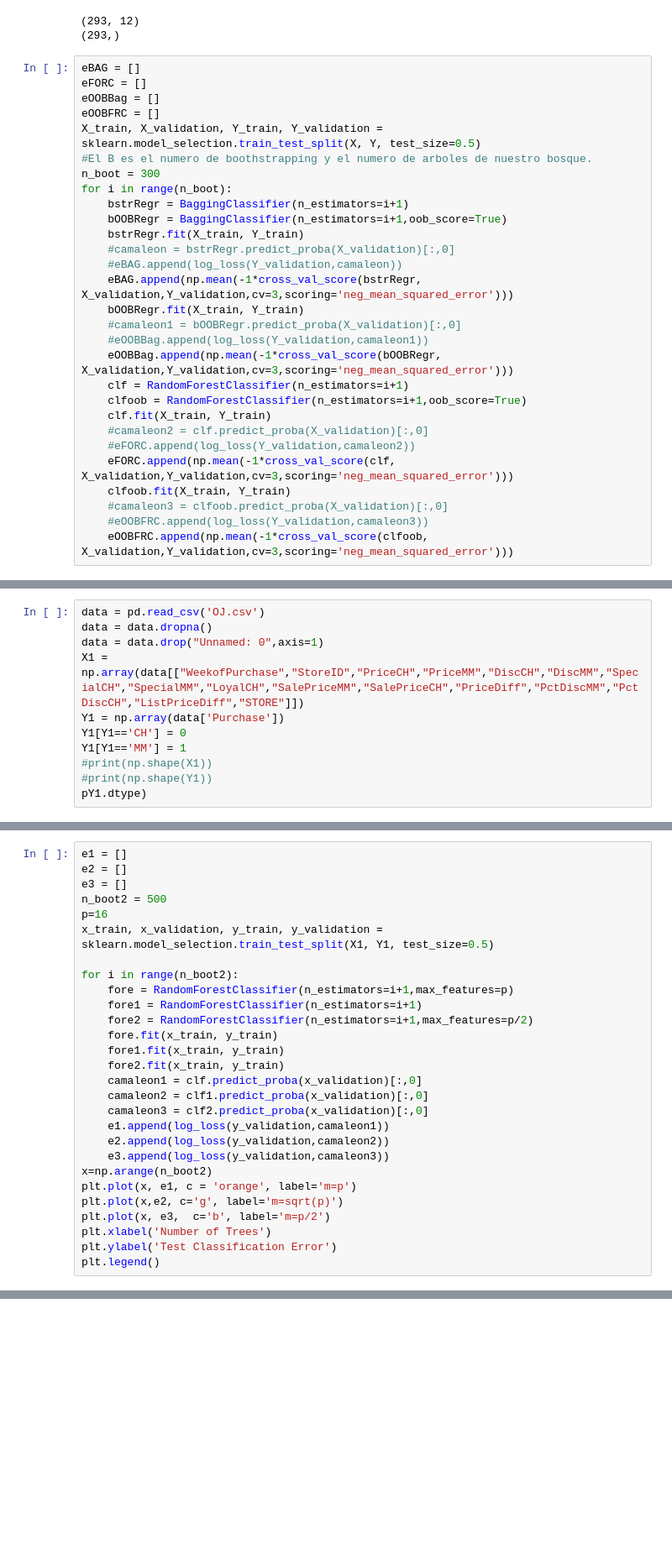
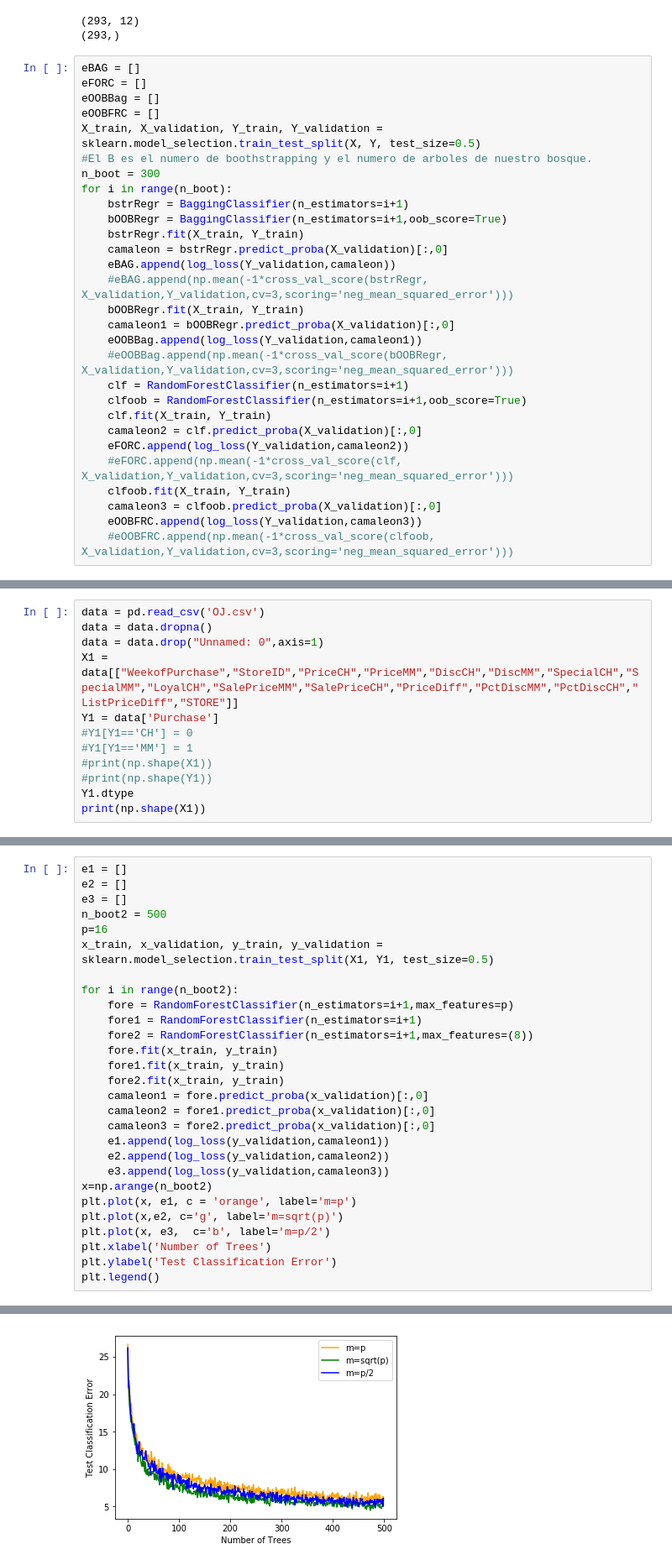
Before and after one commit to YvanDavidHerChar/MetodosComputacionalesAvanzados, a Jupyter notebook: RecetasYvanescas/Semana10-2.ipynb, the cells around one changed output, grey strips where cells are left out. Shown: that part at 84% size. Cells and saved outputs as stored; diff of their text form; blank space fills up the shorter version.

```diff
--- a/RecetasYvanescas/Semana10-2.ipynb
+++ b/RecetasYvanescas/Semana10-2.ipynb
@@ -34,23 +38,23 @@ for i in range(n_boot):
     bstrRegr = BaggingClassifier(n_estimators=i+1)
     bOOBRegr = BaggingClassifier(n_estimators=i+1,oob_score=True)
     bstrRegr.fit(X_train, Y_train)
-    #camaleon = bstrRegr.predict_proba(X_validation)[:,0]
-    #eBAG.append(log_loss(Y_validation,camaleon))
-    eBAG.append(np.mean(-1*cross_val_score(bstrRegr, X_validation,Y_validation,cv=3,scoring='neg_mean_squared_error')))
+    camaleon = bstrRegr.predict_proba(X_validation)[:,0]
+    eBAG.append(log_loss(Y_validation,camaleon))
+    #eBAG.append(np.mean(-1*cross_val_score(bstrRegr, X_validation,Y_validation,cv=3,scoring='neg_mean_squared_error')))
     bOOBRegr.fit(X_train, Y_train)
-    #camaleon1 = bOOBRegr.predict_proba(X_validation)[:,0]
-    #eOOBBag.append(log_loss(Y_validation,camaleon1))
-    eOOBBag.append(np.mean(-1*cross_val_score(bOOBRegr, X_validation,Y_validation,cv=3,scoring='neg_mean_squared_error')))
+    camaleon1 = bOOBRegr.predict_proba(X_validation)[:,0]
+    eOOBBag.append(log_loss(Y_validation,camaleon1))
+    #eOOBBag.append(np.mean(-1*cross_val_score(bOOBRegr, X_validation,Y_validation,cv=3,scoring='neg_mean_squared_error')))
     clf = RandomForestClassifier(n_estimators=i+1)
     clfoob = RandomForestClassifier(n_estimators=i+1,oob_score=True)
     clf.fit(X_train, Y_train)
-    #camaleon2 = clf.predict_proba(X_validation)[:,0]
-    #eFORC.append(log_loss(Y_validation,camaleon2))
-    eFORC.append(np.mean(-1*cross_val_score(clf, X_validation,Y_validation,cv=3,scoring='neg_mean_squared_error')))
+    camaleon2 = clf.predict_proba(X_validation)[:,0]
+    eFORC.append(log_loss(Y_validation,camaleon2))
+    #eFORC.append(np.mean(-1*cross_val_score(clf, X_validation,Y_validation,cv=3,scoring='neg_mean_squared_error')))
     clfoob.fit(X_train, Y_train)
-    #camaleon3 = clfoob.predict_proba(X_validation)[:,0]
-    #eOOBFRC.append(log_loss(Y_validation,camaleon3))
-    eOOBFRC.append(np.mean(-1*cross_val_score(clfoob, X_validation,Y_validation,cv=3,scoring='neg_mean_squared_error')))
+    camaleon3 = clfoob.predict_proba(X_validation)[:,0]
+    eOOBFRC.append(log_loss(Y_validation,camaleon3))
+    #eOOBFRC.append(np.mean(-1*cross_val_score(clfoob, X_validation,Y_validation,cv=3,scoring='neg_mean_squared_error')))
 # %%
 print(np.shape(eBAG))
 x=np.arange(n_boot)
@@ -69,11 +73,12 @@ plt.legend()
 data = pd.read_csv('OJ.csv')
 data = data.dropna()
 data = data.drop("Unnamed: 0",axis=1)
-X1 = np.array(data[["WeekofPurchase","StoreID","PriceCH","PriceMM","DiscCH","DiscMM","SpecialCH","SpecialMM","LoyalCH","SalePriceMM","SalePriceCH","PriceDiff","PctDiscMM","PctDiscCH","ListPriceDiff","STORE"]])
-Y1 = np.array(data['Purchase'])
-Y1[Y1=='CH'] = 0
-Y1[Y1=='MM'] = 1
+X1 = data[["WeekofPurchase","StoreID","PriceCH","PriceMM","DiscCH","DiscMM","SpecialCH","SpecialMM","LoyalCH","SalePriceMM","SalePriceCH","PriceDiff","PctDiscMM","PctDiscCH","ListPriceDiff","STORE"]]
+Y1 = data['Purchase']
+#Y1[Y1=='CH'] = 0
+#Y1[Y1=='MM'] = 1
 #print(np.shape(X1))
 #print(np.shape(Y1))
-pY1.dtype)
+Y1.dtype
+print(np.shape(X1))
 # %% [output]
@@ -89,13 +94,13 @@ x_train, x_validation, y_train, y_validation = sklearn.model_selection.train_tes
 for i in range(n_boot2):
     fore = RandomForestClassifier(n_estimators=i+1,max_features=p)
     fore1 = RandomForestClassifier(n_estimators=i+1)
-    fore2 = RandomForestClassifier(n_estimators=i+1,max_features=p/2)
+    fore2 = RandomForestClassifier(n_estimators=i+1,max_features=(8))
     fore.fit(x_train, y_train)
     fore1.fit(x_train, y_train)
     fore2.fit(x_train, y_train)
-    camaleon1 = clf.predict_proba(x_validation)[:,0]
-    camaleon2 = clf1.predict_proba(x_validation)[:,0]
-    camaleon3 = clf2.predict_proba(x_validation)[:,0]
+    camaleon1 = fore.predict_proba(x_validation)[:,0]
+    camaleon2 = fore1.predict_proba(x_validation)[:,0]
+    camaleon3 = fore2.predict_proba(x_validation)[:,0]
     e1.append(log_loss(y_validation,camaleon1))
     e2.append(log_loss(y_validation,camaleon2))
     e3.append(log_loss(y_validation,camaleon3))
@@ -110,0 +116 @@ ValueError: Unknown label type: 'unknown'
+[figure, added]
```
Also changed, not shown: parts of 10 cells of this notebook.
